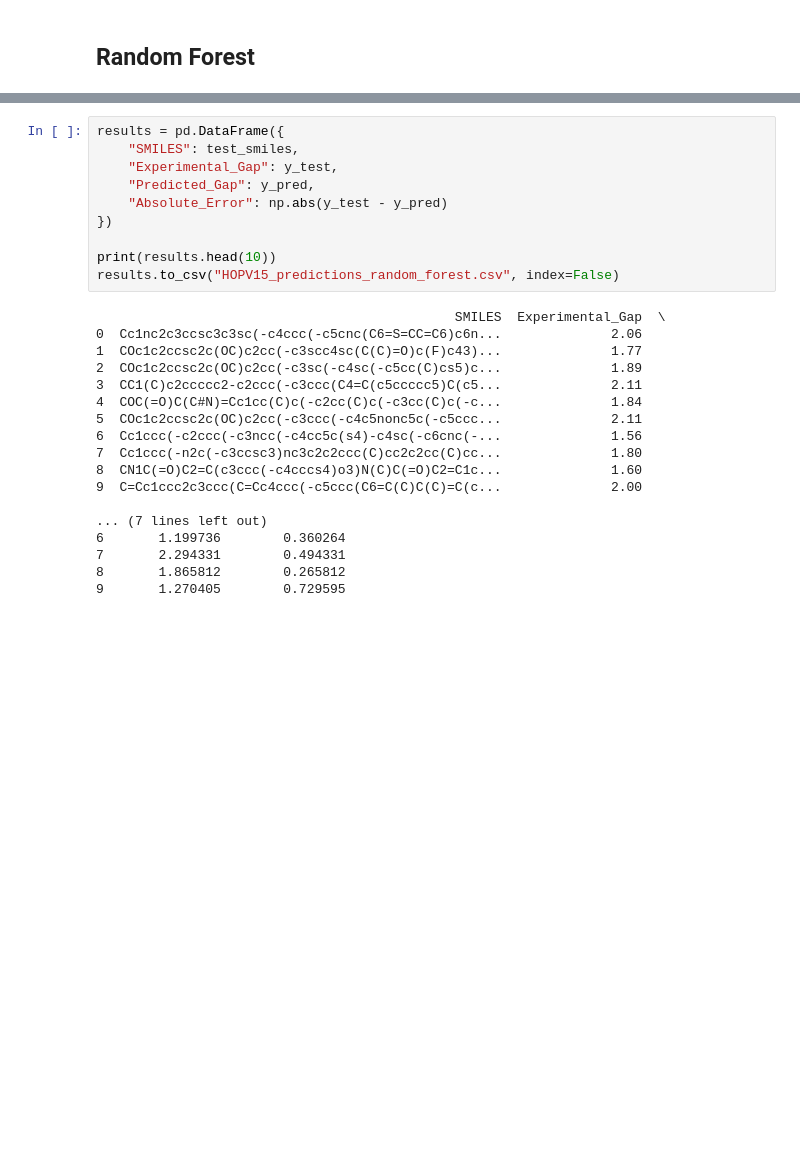
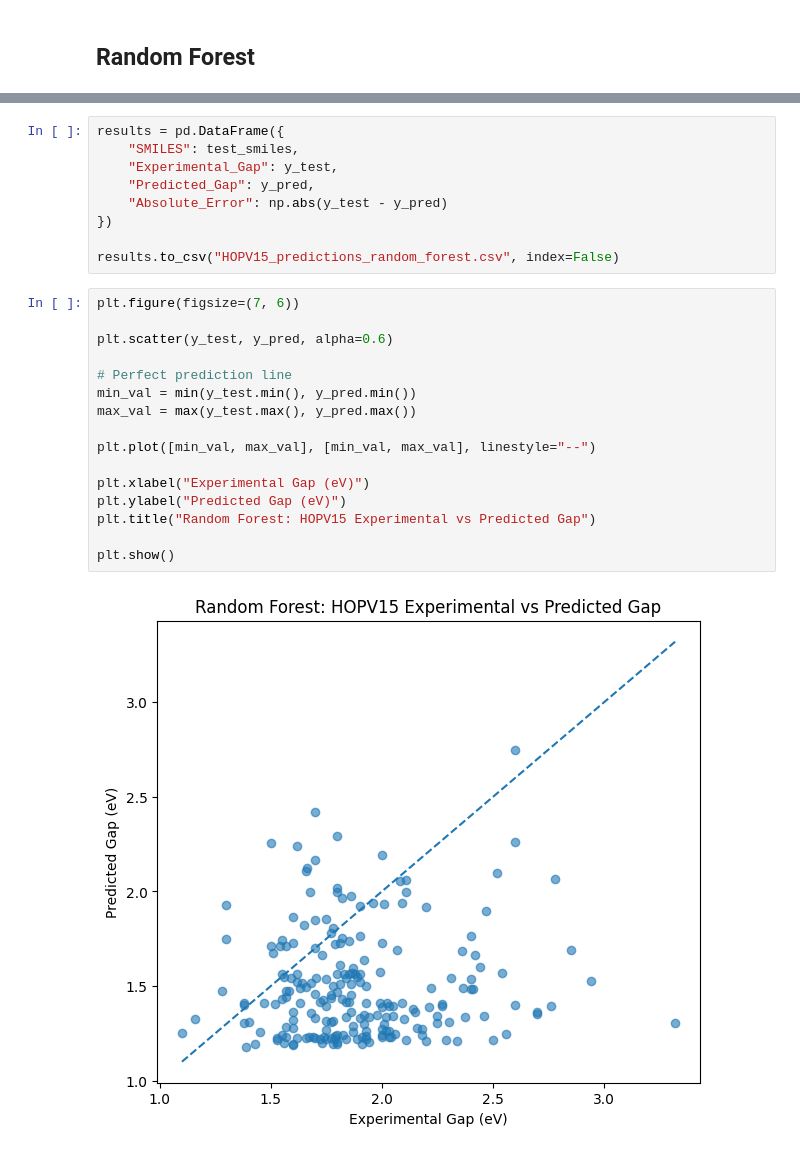
Before and after one commit to Don-Arun007/ML-Prediction-of-HOMO-LUMO-Energy-Gap, a Jupyter notebook: HOMO_LUMO_Energy_Gap_Random_Forest.ipynb, the cells around one changed output, grey strips where cells are left out. Cells and saved outputs as stored; diff of their text form; blank space fills up the shorter version.

```diff
--- a/HOMO_LUMO_Energy_Gap_Random_Forest.ipynb
+++ b/HOMO_LUMO_Energy_Gap_Random_Forest.ipynb
@@ -219,23 +65,22 @@ results = pd.DataFrame({
     "Absolute_Error": np.abs(y_test - y_pred)
 })
 
-print(results.head(10))
 results.to_csv("HOPV15_predictions_random_forest.csv", index=False)
-# %% [output]
-                                              SMILES  Experimental_Gap  \
-0  Cc1nc2c3ccsc3c3sc(-c4ccc(-c5cnc(C6=S=CC=C6)c6n...              2.06
-1  COc1c2ccsc2c(OC)c2cc(-c3scc4sc(C(C)=O)c(F)c43)...              1.77
-2  COc1c2ccsc2c(OC)c2cc(-c3sc(-c4sc(-c5cc(C)cs5)c...              1.89
-3  CC1(C)c2ccccc2-c2ccc(-c3ccc(C4=C(c5ccccc5)C(c5...              2.11
-4  COC(=O)C(C#N)=Cc1cc(C)c(-c2cc(C)c(-c3cc(C)c(-c...              1.84
-5  COc1c2ccsc2c(OC)c2cc(-c3ccc(-c4c5nonc5c(-c5ccc...              2.11
-6  Cc1ccc(-c2ccc(-c3ncc(-c4cc5c(s4)-c4sc(-c6cnc(-...              1.56
-7  Cc1ccc(-n2c(-c3ccsc3)nc3c2c2ccc(C)cc2c2cc(C)cc...              1.80
-8  CN1C(=O)C2=C(c3ccc(-c4cccs4)o3)N(C)C(=O)C2=C1c...              1.60
-9  C=Cc1ccc2c3ccc(C=Cc4ccc(-c5ccc(C6=C(C)C(C)=C(c...              2.00
-
-... (7 lines left out)
-6       1.199736        0.360264
-7       2.294331        0.494331
-8       1.865812        0.265812
-9       1.270405        0.729595
+# %%
+plt.figure(figsize=(7, 6))
+
+plt.scatter(y_test, y_pred, alpha=0.6)
+
+# Perfect prediction line
+min_val = min(y_test.min(), y_pred.min())
+max_val = max(y_test.max(), y_pred.max())
+
+plt.plot([min_val, max_val], [min_val, max_val], linestyle="--")
+
+plt.xlabel("Experimental Gap (eV)")
+plt.ylabel("Predicted Gap (eV)")
+plt.title("Random Forest: HOPV15 Experimental vs Predicted Gap")
+
+plt.show()
+# %% [output]
+[figure, added]
```
Also changed, not shown: parts of 9 cells of this notebook, 4 other files.
